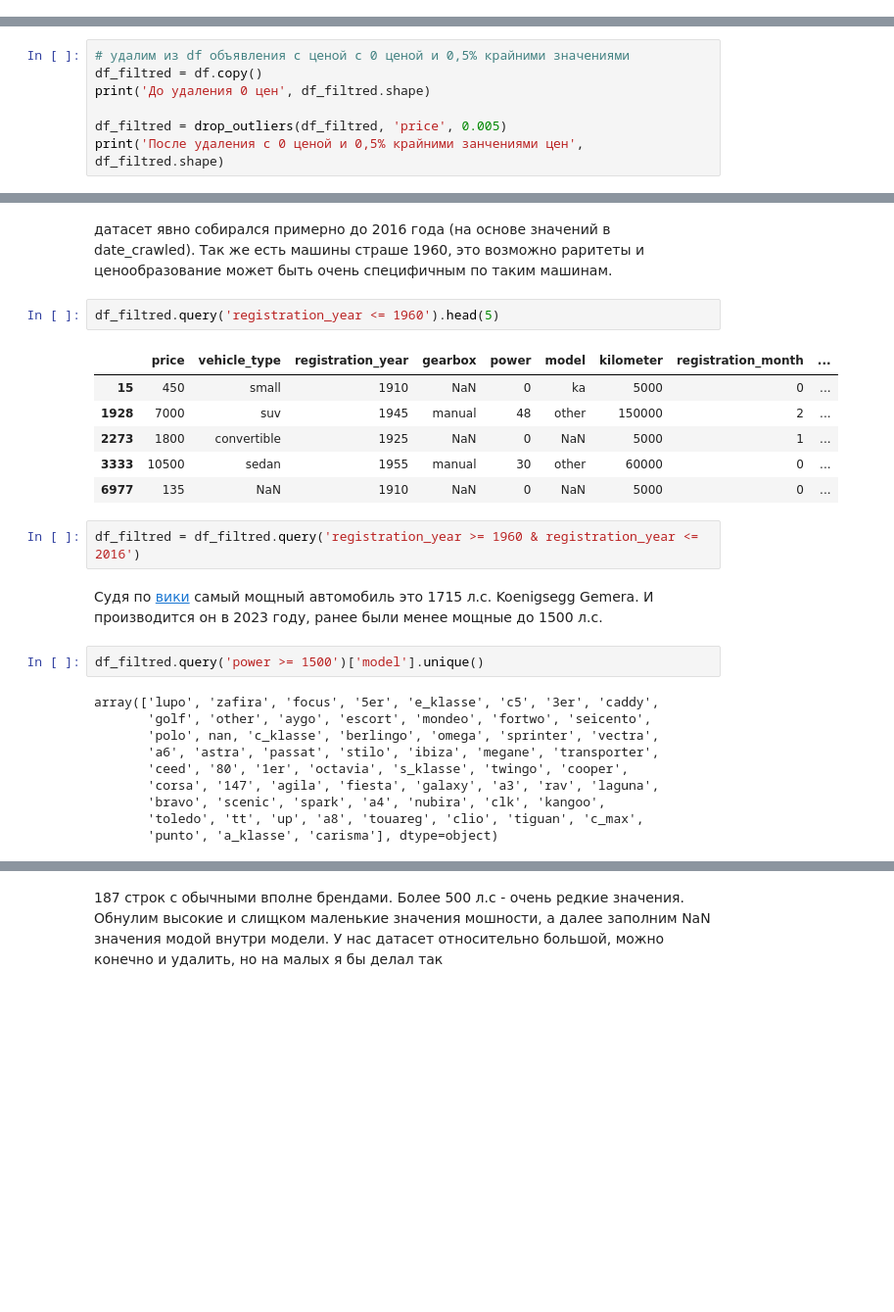
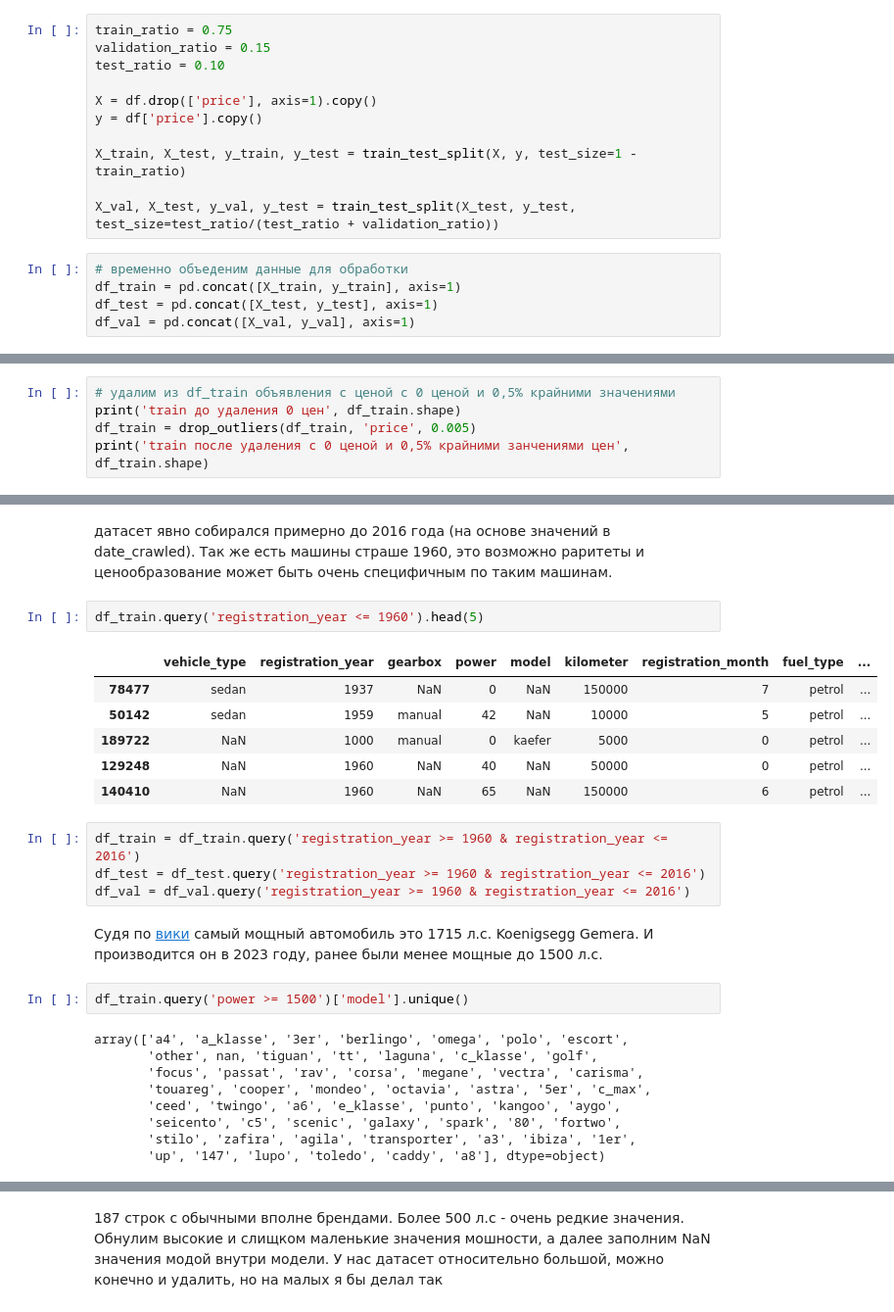
Before and after one commit to olipalol/YP_ml_learning, a Jupyter notebook: numerical_methods_cloud_version.ipynb, the cells around one changed output, grey strips where cells are left out. Shown at 98% size. Cells and saved outputs as stored; diff of their text form; blank space fills up the shorter version.

```diff
--- a/numerical_methods_cloud_version.ipynb
+++ b/numerical_methods_cloud_version.ipynb
@@ -668,3 +667,19 @@ ax = df.query('price > 0 & price < 1000')['price'].hist(bins=100, figsize=(12,9)
+# %%
+train_ratio = 0.75
+validation_ratio = 0.15
+test_ratio = 0.10
+
+X = df.drop(['price'], axis=1).copy()
+y = df['price'].copy()
+
+X_train, X_test, y_train, y_test = train_test_split(X, y, test_size=1 - train_ratio)
+
+X_val, X_test, y_val, y_test = train_test_split(X_test, y_test, test_size=test_ratio/(test_ratio + validation_ratio))
+# %%
+# временно объеденим данные для обработки
+df_train = pd.concat([X_train, y_train], axis=1)
+df_test = pd.concat([X_test, y_test], axis=1)
+df_val = pd.concat([X_val, y_val], axis=1)
 # %%
 # функция для удаления крайних значений
 def drop_outliers(df, col, q):
@@ -675,8 +695,6 @@ def drop_outliers(df, col, q):
 # %%
-# удалим из df объявления с ценой с 0 ценой и 0,5% крайними значениями
-df_filtred = df.copy()
-print('До удаления 0 цен', df_filtred.shape)
-
-df_filtred = drop_outliers(df_filtred, 'price', 0.005)
-print('После удаления с 0 ценой и 0,5% крайними занчениями цен', df_filtred.shape)
+# удалим из df_train объявления с ценой с 0 ценой и 0,5% крайними значениями
+print('train до удаления 0 цен', df_train.shape)
+df_train = drop_outliers(df_train, 'price', 0.005)
+print('train после удаления с 0 ценой и 0,5% крайними занчениями цен', df_train.shape)
 # %% [output]
@@ -708,28 +742,29 @@ ax = df_filtred.query('registration_year > 1950 & registration_year <= 2030')['r
 # %% [markdown]
 датасет явно собирался примерно до 2016 года (на основе значений в date_crawled). Так же есть машины страше 1960, это возможно раритеты и ценообразование может быть очень специфичным по таким машинам.
 # %%
-df_filtred.query('registration_year <= 1960').head(5)
+df_train.query('registration_year <= 1960').head(5)
 # %% [output]
-|  | price | vehicle_type | registration_year | gearbox | power | model | kilometer | registration_month | ... |
-| 15 | 450 | small | 1910 | NaN | 0 | ka | 5000 | 0 | ... |
-| 1928 | 7000 | suv | 1945 | manual | 48 | other | 150000 | 2 | ... |
-| 2273 | 1800 | convertible | 1925 | NaN | 0 | NaN | 5000 | 1 | ... |
-| 3333 | 10500 | sedan | 1955 | manual | 30 | other | 60000 | 0 | ... |
-| 6977 | 135 | NaN | 1910 | NaN | 0 | NaN | 5000 | 0 | ... |
+|  | vehicle_type | registration_year | gearbox | power | model | kilometer | registration_month | fuel_type | ... |
+| 78477 | sedan | 1937 | NaN | 0 | NaN | 150000 | 7 | petrol | ... |
+| 50142 | sedan | 1959 | manual | 42 | NaN | 10000 | 5 | petrol | ... |
+| 189722 | NaN | 1000 | manual | 0 | kaefer | 5000 | 0 | petrol | ... |
+| 129248 | NaN | 1960 | NaN | 40 | NaN | 50000 | 0 | petrol | ... |
+| 140410 | NaN | 1960 | NaN | 65 | NaN | 150000 | 6 | petrol | ... |
-# %%
-df_filtred = df_filtred.query('registration_year >= 1960 & registration_year <= 2016')
+# %%
+df_train = df_train.query('registration_year >= 1960 & registration_year <= 2016')
+df_test = df_test.query('registration_year >= 1960 & registration_year <= 2016')
+df_val = df_val.query('registration_year >= 1960 & registration_year <= 2016')
 # %% [markdown]
 Судя по [вики](https://en.wikipedia.org/wiki/List_of_production_cars_by_power_output) самый мощный автомобиль это 1715 л.с. Koenigsegg Gemera. И производится он в 2023 году, ранее были менее мощные до 1500 л.с.
 # %%
-df_filtred.query('power >= 1500')['model'].unique()
+df_train.query('power >= 1500')['model'].unique()
 # %% [output]
-array(['lupo', 'zafira', 'focus', '5er', 'e_klasse', 'c5', '3er', 'caddy',
-       'golf', 'other', 'aygo', 'escort', 'mondeo', 'fortwo', 'seicento',
-       'polo', nan, 'c_klasse', 'berlingo', 'omega', 'sprinter', 'vectra',
-       'a6', 'astra', 'passat', 'stilo', 'ibiza', 'megane', 'transporter',
-       'ceed', '80', '1er', 'octavia', 's_klasse', 'twingo', 'cooper',
-       'corsa', '147', 'agila', 'fiesta', 'galaxy', 'a3', 'rav', 'laguna',
-       'bravo', 'scenic', 'spark', 'a4', 'nubira', 'clk', 'kangoo',
-       'toledo', 'tt', 'up', 'a8', 'touareg', 'clio', 'tiguan', 'c_max',
-       'punto', 'a_klasse', 'carisma'], dtype=object)
+array(['a4', 'a_klasse', '3er', 'berlingo', 'omega', 'polo', 'escort',
+       'other', nan, 'tiguan', 'tt', 'laguna', 'c_klasse', 'golf',
+       'focus', 'passat', 'rav', 'corsa', 'megane', 'vectra', 'carisma',
+       'touareg', 'cooper', 'mondeo', 'octavia', 'astra', '5er', 'c_max',
+       'ceed', 'twingo', 'a6', 'e_klasse', 'punto', 'kangoo', 'aygo',
+       'seicento', 'c5', 'scenic', 'galaxy', 'spark', '80', 'fortwo',
+       'stilo', 'zafira', 'agila', 'transporter', 'a3', 'ibiza', '1er',
+       'up', '147', 'lupo', 'toledo', 'caddy', 'a8'], dtype=object)
 # %%
```
Also changed, not shown: parts of 59 cells of this notebook, 4 other files.
